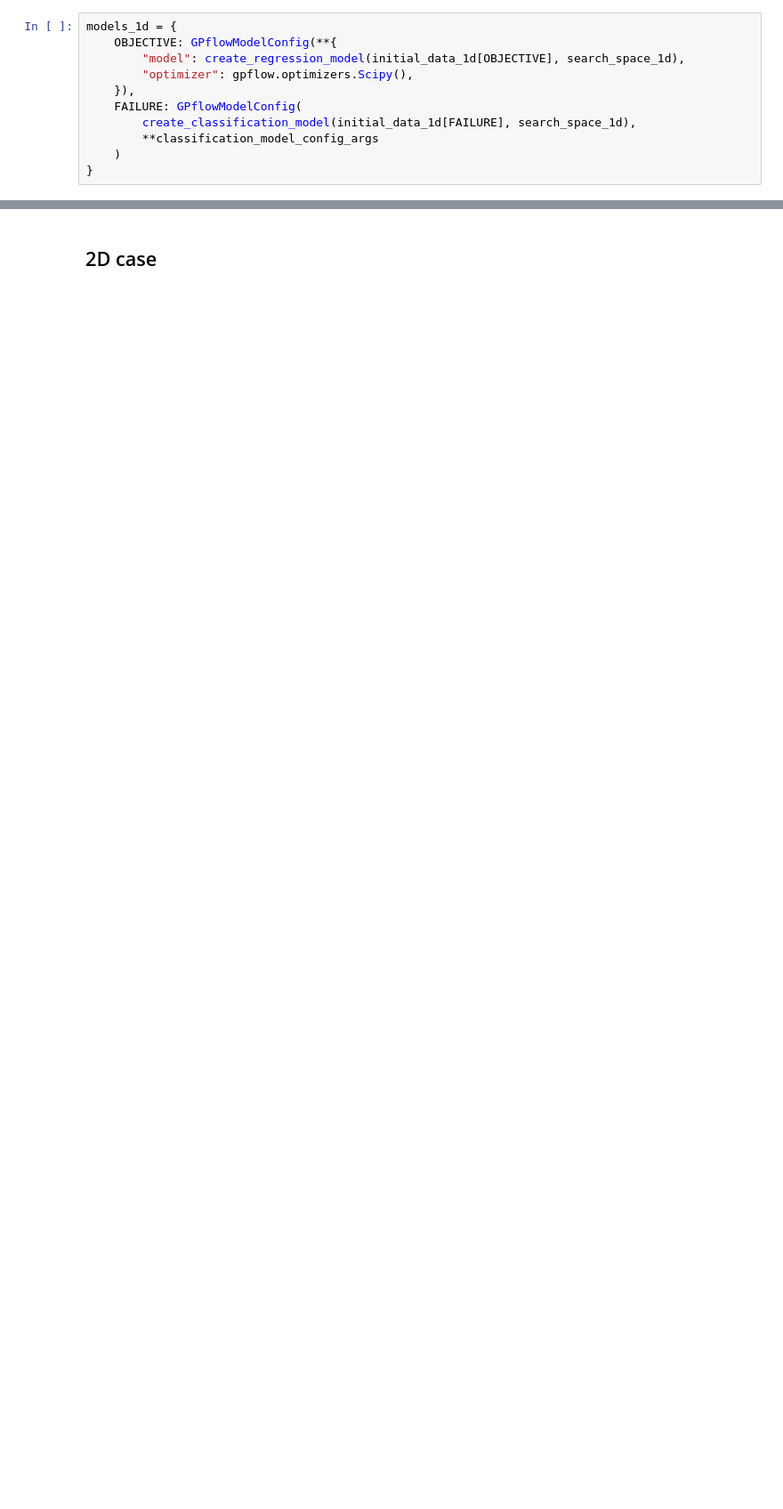
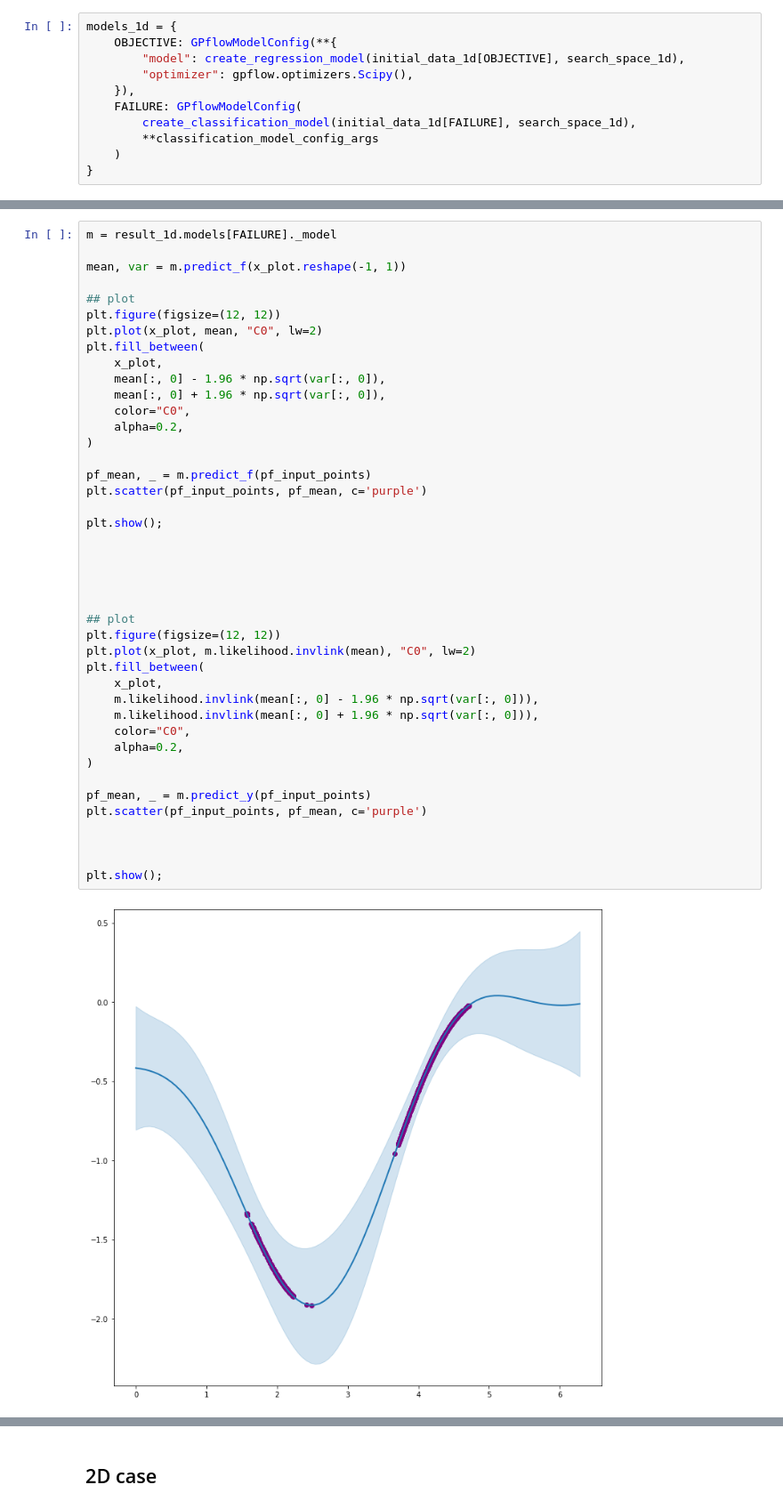
Before and after one commit to secondmind-labs/trieste, a Jupyter notebook: lunar_lander/simple_functions.ipynb, the cells around one changed output, grey strips where cells are left out. Shown at 89% size. Cells and saved outputs as stored; diff of their text form; blank space fills up the shorter version.

```diff
--- a/lunar_lander/simple_functions.ipynb
+++ b/lunar_lander/simple_functions.ipynb
@@ -217,0 +245,44 @@ plt.show();
+# %%
+m = result_1d.models[FAILURE]._model
+
+mean, var = m.predict_f(x_plot.reshape(-1, 1))
+
+## plot
+plt.figure(figsize=(12, 12))
+plt.plot(x_plot, mean, "C0", lw=2)
+plt.fill_between(
+    x_plot,
+    mean[:, 0] - 1.96 * np.sqrt(var[:, 0]),
+    mean[:, 0] + 1.96 * np.sqrt(var[:, 0]),
+    color="C0",
+    alpha=0.2,
+)
+
+pf_mean, _ = m.predict_f(pf_input_points)
+plt.scatter(pf_input_points, pf_mean, c='purple')
+
+plt.show();
+
+
+
+
+
+## plot
+plt.figure(figsize=(12, 12))
+plt.plot(x_plot, m.likelihood.invlink(mean), "C0", lw=2)
+plt.fill_between(
+    x_plot,
+    m.likelihood.invlink(mean[:, 0] - 1.96 * np.sqrt(var[:, 0])),
+    m.likelihood.invlink(mean[:, 0] + 1.96 * np.sqrt(var[:, 0])),
+    color="C0",
+    alpha=0.2,
+)
+
+pf_mean, _ = m.predict_y(pf_input_points)
+plt.scatter(pf_input_points, pf_mean, c='purple')
+
+
+
+plt.show();
+# %% [output]
+[figure, added]
```
Also changed, not shown: parts of 19 cells of this notebook, 1 other file.
